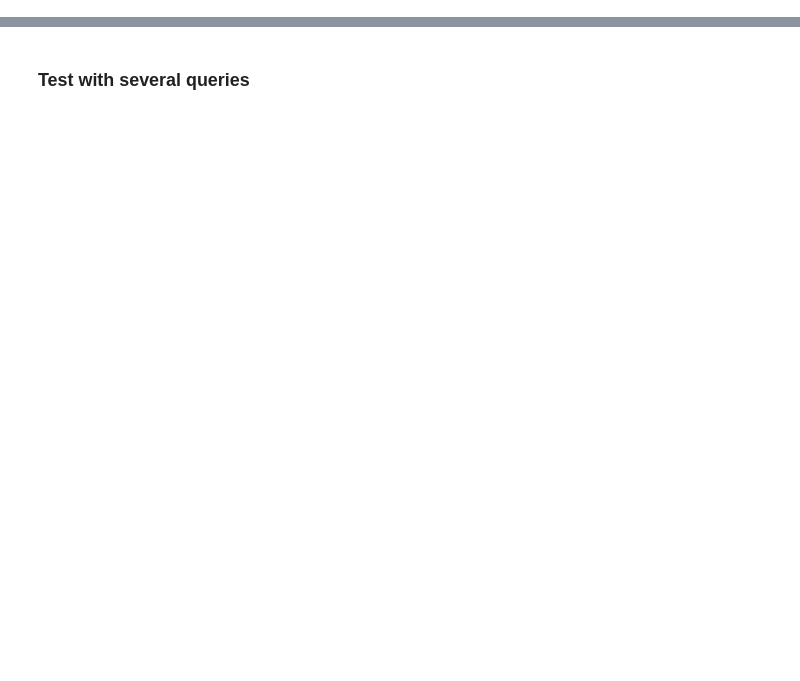
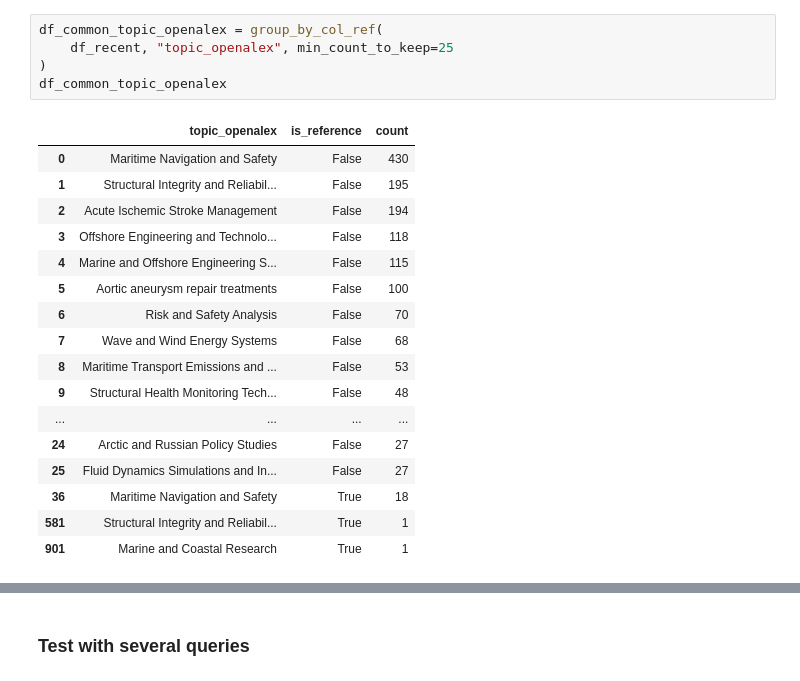
Before and after one commit to TUDelft-CITG/SLR-RAG, a Jupyter notebook: notebooks/test_api_extraction.ipynb, the cells around one changed output, grey strips where cells are left out. Drawn from its saved outputs; the diff is of its cells as text; blank space fills up the shorter version.

```diff
--- a/notebooks/test_api_extraction.ipynb
+++ b/notebooks/test_api_extraction.ipynb
@@ -205,0 +167,23 @@ np.int64(2059)
+# %%
+df_common_topic_openalex = group_by_col_ref(
+    df_recent, "topic_openalex", min_count_to_keep=25
+)
+df_common_topic_openalex
+# %% [output]
+|  | topic_openalex | is_reference | count |
+| 0 | Maritime Navigation and Safety | False | 430 |
+| 1 | Structural Integrity and Reliabil... | False | 195 |
+| 2 | Acute Ischemic Stroke Management | False | 194 |
+| 3 | Offshore Engineering and Technolo... | False | 118 |
+| 4 | Marine and Offshore Engineering S... | False | 115 |
+| 5 | Aortic aneurysm repair treatments | False | 100 |
+| 6 | Risk and Safety Analysis | False | 70 |
+| 7 | Wave and Wind Energy Systems | False | 68 |
+| 8 | Maritime Transport Emissions and ... | False | 53 |
+| 9 | Structural Health Monitoring Tech... | False | 48 |
+| ... | ... | ... | ... |
+| 24 | Arctic and Russian Policy Studies | False | 27 |
+| 25 | Fluid Dynamics Simulations and In... | False | 27 |
+| 36 | Maritime Navigation and Safety | True | 18 |
+| 581 | Structural Integrity and Reliabil... | True | 1 |
+| 901 | Marine and Coastal Research | True | 1 |
```
Also changed, not shown: parts of 51 cells of this notebook, 8 other files.
